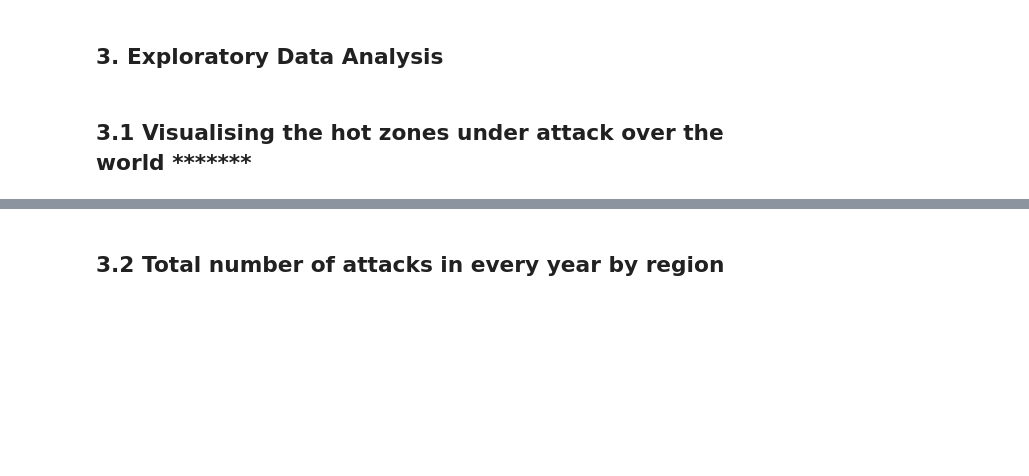
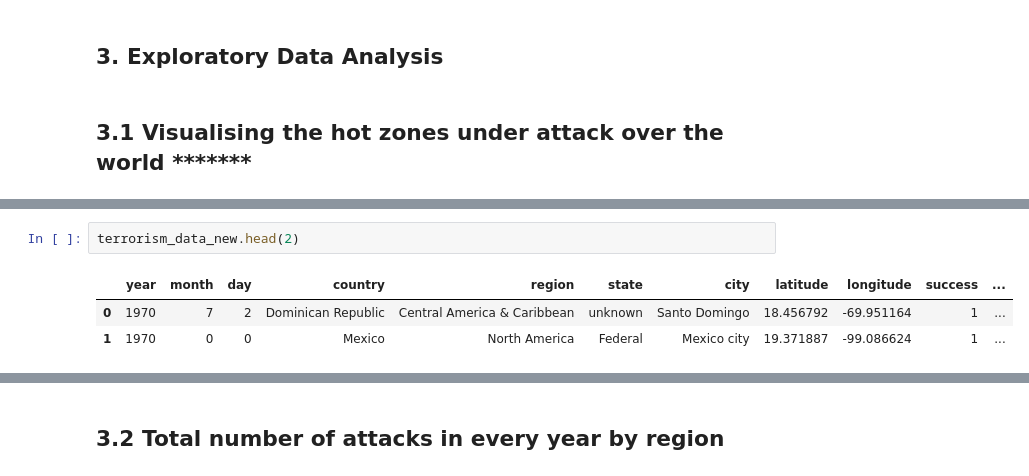
Before and after one commit to kunikagupta27/Global-Terrorism-Analysis, a Jupyter notebook: Global_Terrorism_Analysis_Capstone_Project.ipynb, the cells around one changed output, grey strips where cells are left out. Drawn from its saved outputs; the diff is of its cells as text; blank space fills up the shorter version.

```diff
--- a/Global_Terrorism_Analysis_Capstone_Project.ipynb
+++ b/Global_Terrorism_Analysis_Capstone_Project.ipynb
@@ -208,0 +192,6 @@ attack_data
+# %%
+terrorism_data_new.head(2)
+# %% [output]
+|  | year | month | day | country | region | state | city | latitude | longitude | success | ... |
+| 0 | 1970 | 7 | 2 | Dominican Republic | Central America & Caribbean | unknown | Santo Domingo | 18.456792 | -69.951164 | 1 | ... |
+| 1 | 1970 | 0 | 0 | Mexico | North America | Federal | Mexico city | 19.371887 | -99.086624 | 1 | ... |
```
Also changed, not shown: parts of 9 cells of this notebook.
